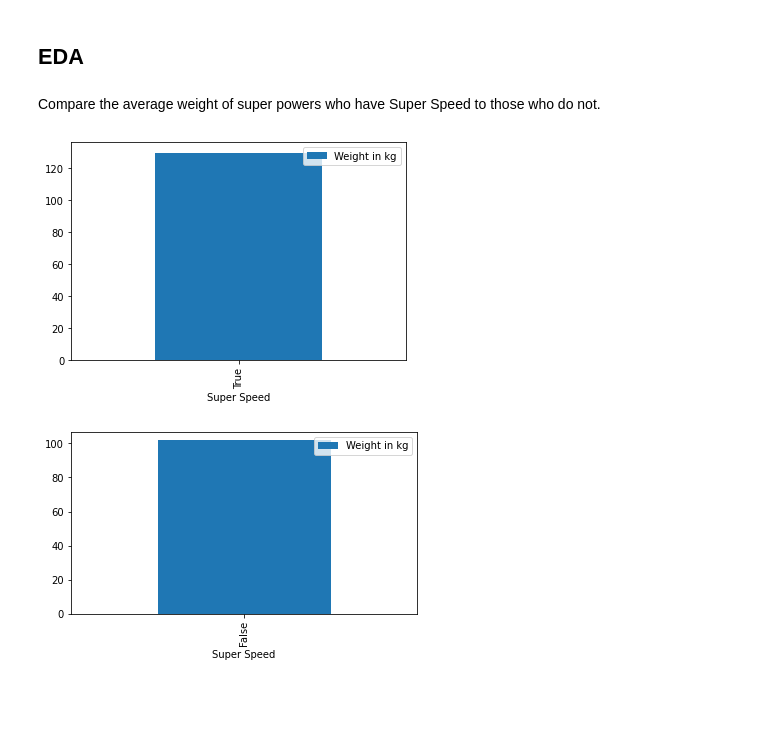
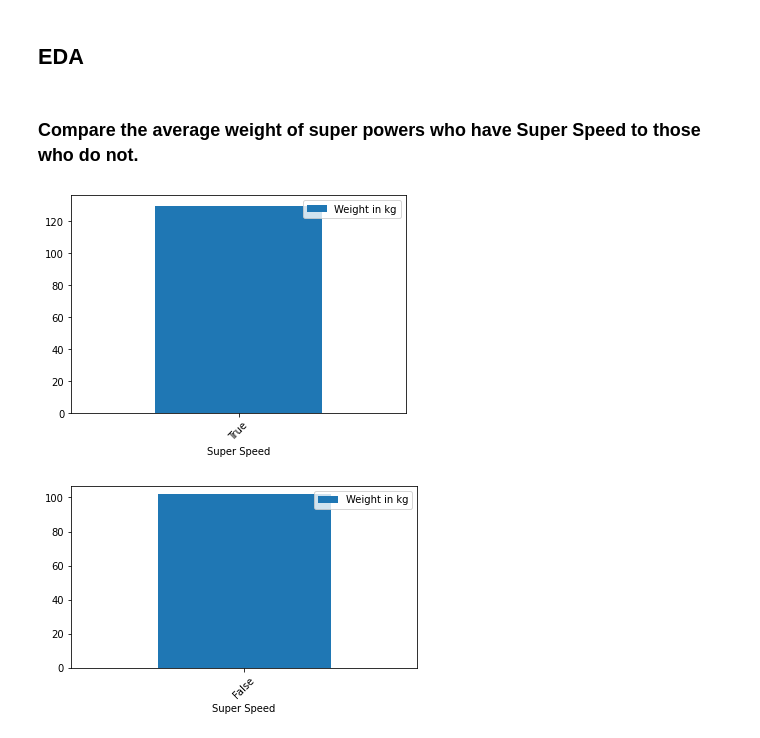
Before and after one commit to lindseyvanosky/Applying-Advanced-Transformations-Exercise, a Jupyter notebook: Applying Advanced Transformations (Core).ipynb, the cells around one changed output. Cells and saved outputs as stored; diff of their text form; code cells hidden in the pictures; blank space fills up the shorter version.

```diff
--- a/Applying Advanced Transformations (Core).ipynb
+++ b/Applying Advanced Transformations (Core).ipynb
@@ -459,19 +459,20 @@ final_df.head()
 # %% [markdown]
 ## EDA
 # %% [markdown]
-Compare the average weight of super powers who have Super Speed to those who do not.
+### Compare the average weight of super powers who have Super Speed to those who do not.
 # %%
 speed_filter = final_df["Super Speed"] == True
 speed_df = final_df.loc[speed_filter, :]
 fast_weight = speed_df.groupby("Super Speed", as_index = False)["Weight in kg"].mean()
 
 slow = final_df.loc[~speed_filter]
 slow_weight = slow.groupby("Super Speed", as_index = False)["Weight in kg"].mean()
 
 fast_weight.plot(kind = "bar", x = "Super Speed", y = "Weight in kg")
+plt.xticks(rotation = 45)
 slow_weight.plot(kind = "bar", x = "Super Speed", y = "Weight in kg")
-
+plt.xticks(rotation = 45)
 plt.tight_layout(3);
 # %% [output]
-[figure, old version]
+[figure, new version]
-[figure, old version]
+[figure, new version]
```
Also changed, not shown: parts of 2 cells of this notebook.
